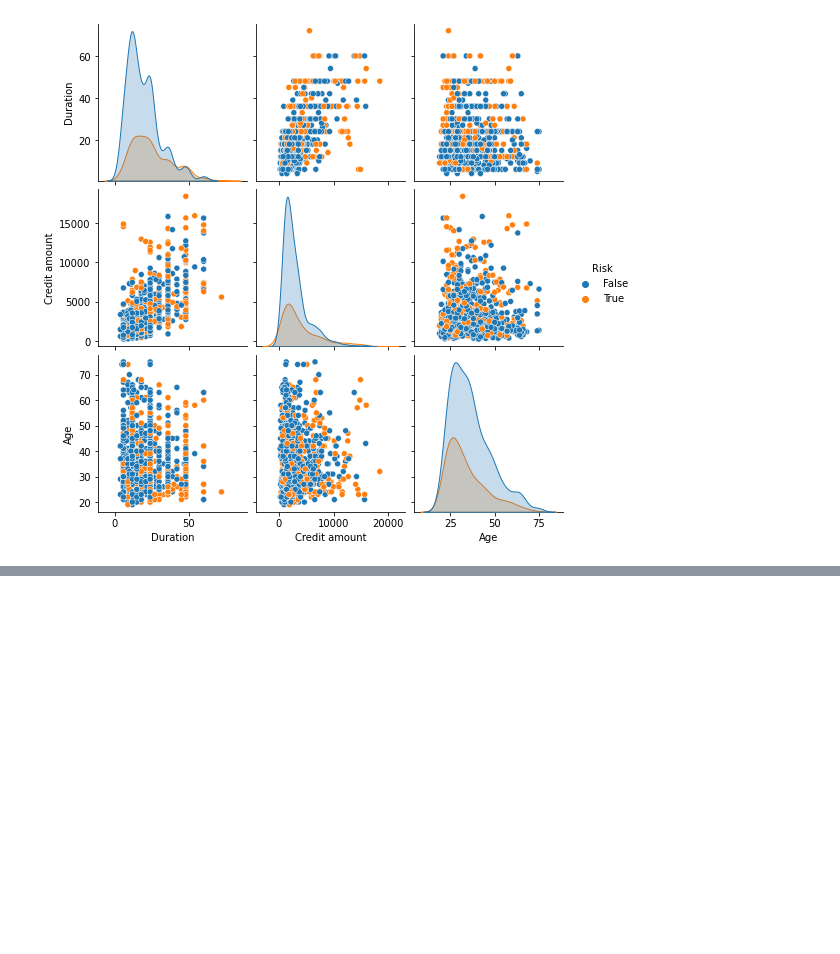
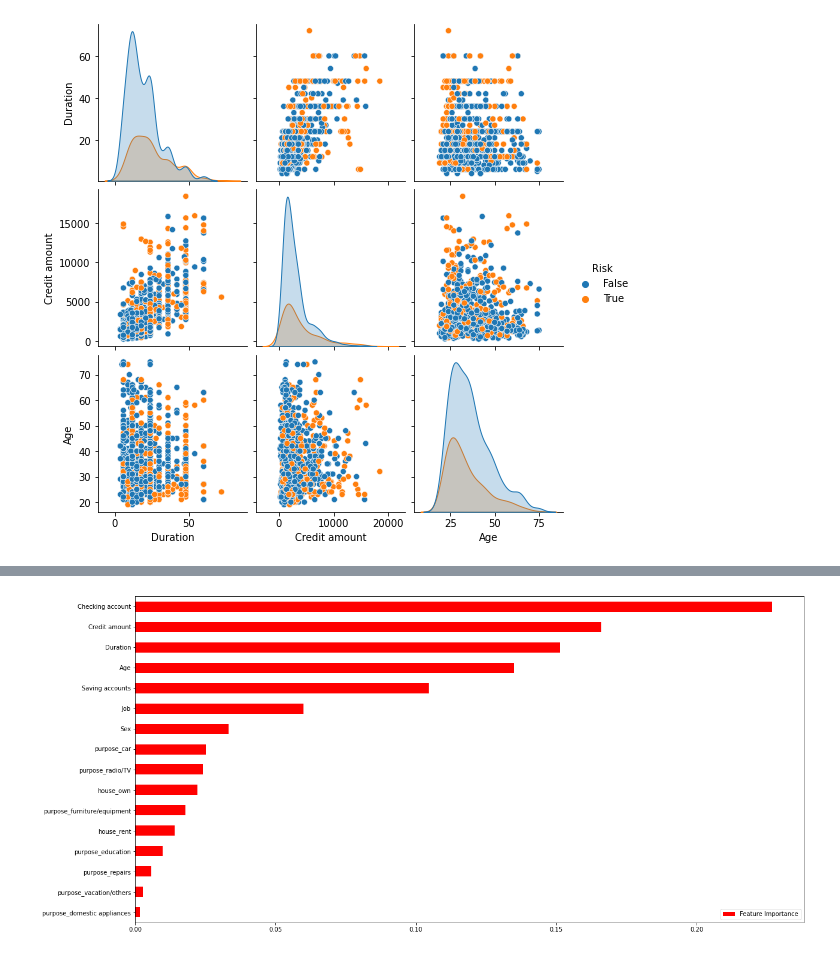
Before and after one commit to LeventSoykan/Credit_Risk_Prediction, a Jupyter notebook: credit_risk_prediction.ipynb, the cells around one changed output, grey strips where cells are left out. Cells and saved outputs as stored; diff of their text form; code cells hidden in the pictures; blank space fills up the shorter version.

```diff
--- a/credit_risk_prediction.ipynb
+++ b/credit_risk_prediction.ipynb
@@ -205,3 +206,10 @@ sns.pairplot(data = df[['Duration', 'Credit amount', 'Age', 'Risk']], hue='Risk'
 # %% [output]
 <seaborn.axisgrid.PairGrid at 0x...>
 [figure]
+# %%
+print(f'Before SMOTE: Train Dataset Size: {len(y)} - Class Distributions:\n{y_train.value_counts()}')
+oversample = SMOTE()
+X_smote, y_smote = oversample.fit_resample(X_train.values, y_train.values)
+X_train = pd.DataFrame(X_smote, columns=X_train.columns)
+y_train = pd.Series(y_smote)
+print(f'After SMOTE: Train Dataset Size: {len(y)} - Class Distributions:\n{y_train.value_counts()}')
@@ -207,0 +225,3 @@ sns.pairplot(data = df[['Duration', 'Credit amount', 'Age', 'Risk']], hue='Risk'
+# %%
+logreg = LogisticRegression()
+logreg.fit(X_train, y_train)
@@ -207,0 +242,3 @@ sns.pairplot(data = df[['Duration', 'Credit amount', 'Age', 'Risk']], hue='Risk'
+# %%
+rfc = RandomForestClassifier()
+rfc.fit(X_train, y_train)
@@ -207,0 +269,6 @@ sns.pairplot(data = df[['Duration', 'Credit amount', 'Age', 'Risk']], hue='Risk'
+# %%
+feature_df = pd.DataFrame(rfc.feature_importances_, index=X_train.columns, columns=['Feature Importance']).sort_values(by='Feature Importance')
+feature_df.plot(kind='barh', color='red', figsize=(20, 10))
+plt.show()
+# %% [output]
+[figure, added]
```
Also changed, not shown: parts of 9 cells of this notebook.
